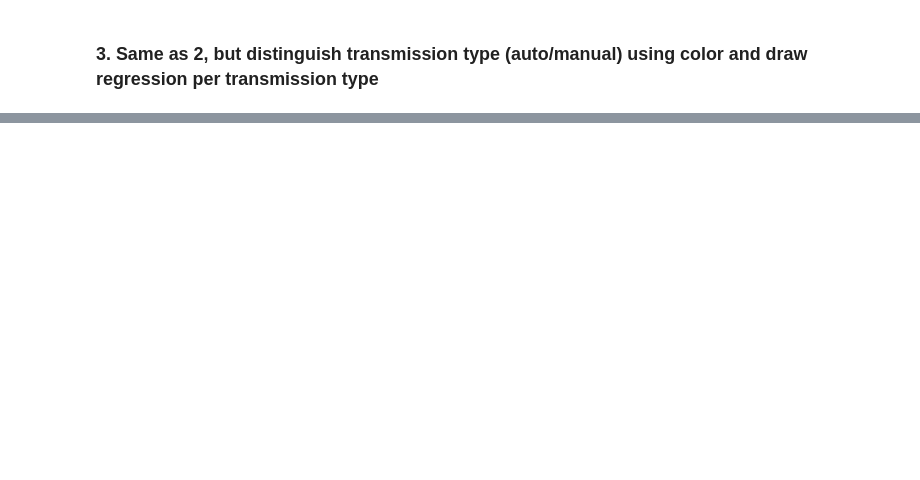
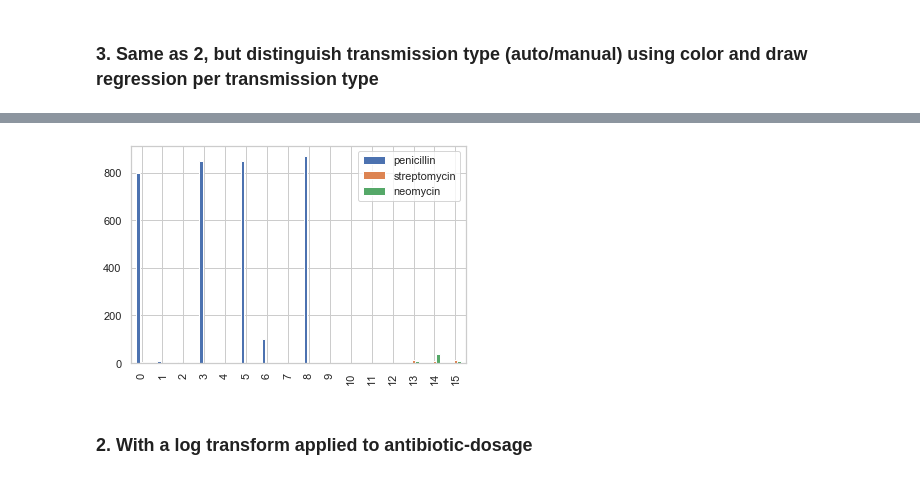
Before and after one commit to Sriramgn0/DataScience_projects, a Jupyter notebook: Visualization/Day-2-Mapping/Untitled.ipynb, the cells around one changed output, grey strips where cells are left out. Saved outputs shown, nothing was run; the diff lists cells and outputs as text; code cells hidden in the pictures; blank space fills up the shorter version.

```diff
--- a/Visualization/Day-2-Mapping/Untitled.ipynb
+++ b/Visualization/Day-2-Mapping/Untitled.ipynb
@@ -200,0 +236,7 @@ g.add_legend();
+# %%
+#alternative merthod
+_ = df_burt.plot.bar()
+# %% [output]
+[figure, added]
+# %% [markdown]
+### 2. With a log transform applied to antibiotic-dosage
```
Also changed, not shown: parts of 25 cells of this notebook, 2 other files.
